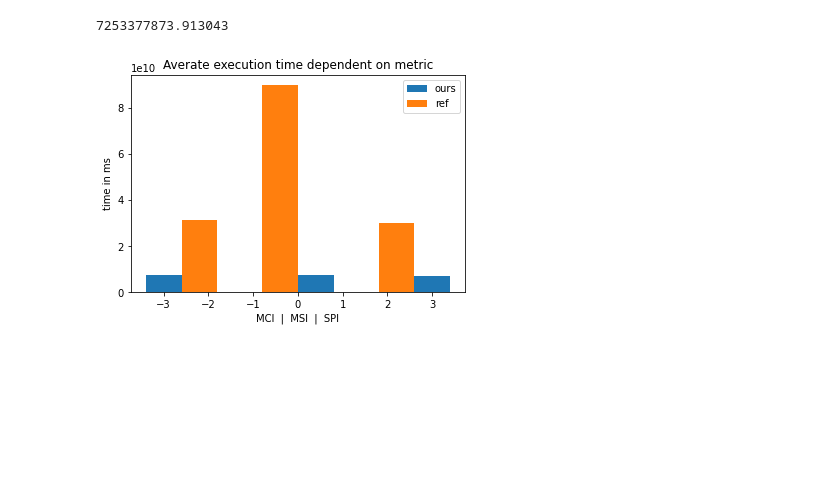
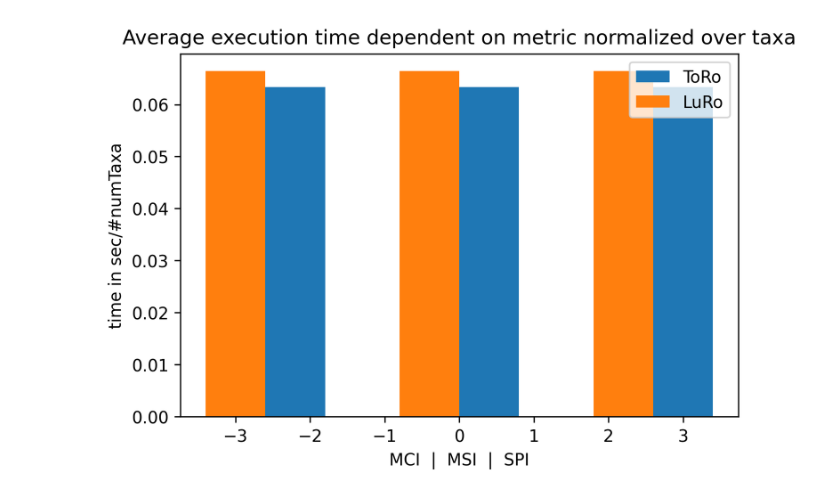
Before and after one commit to DoktorBotti/RF_Metrics, a Jupyter notebook: misc/Plot_Raw_Benchmark_mtz.ipynb, the cells around one changed output. Cells and saved outputs as stored; diff of their text form; code cells hidden in the pictures; blank space fills up the shorter version.

Commit message:
finished plot configuration

```diff
--- a/misc/Plot_Raw_Benchmark_mtz.ipynb
+++ b/misc/Plot_Raw_Benchmark_mtz.ipynb
@@ -8,12 +9,12 @@ tree_values = [2,10,100]
 # arrays have the dimensions [numberofTrees_idx][File / number_taxa_id][metric]
 # %%
-ref = np.load(mtx_ref_path, allow_pickle=True)
-ours = np.load(mtx_ours_path, allow_pickle=True)
-num_taxa = [int(i) for i in set(taxa_values)]
-num_taxa.sort()
-np.average(ours)
+ref = np.load(mtx_ref_path, allow_pickle=True)*1e-9
+ours = np.load(mtx_ours_path, allow_pickle=True)*1e-9
+num_taxa = np.array(taxa_values)
+perm = np.argsort(num_taxa)
+num_taxa = num_taxa[perm]
+ref = ref[:,perm,:]
+ours = ours[:,perm,:]
-# %% [output]
-7253377873.913043
 # %%
 def deleteZeroRows(inArr):
     rowsToDelete = []
@@ -21,15 +22,34 @@ def deleteZeroRows(inArr):
         if not np.any(inArr[i]):
             rowsToDelete.append(i)
     return np.delete(inArr, rowsToDelete, 0)
+def getInvalidMask(inArr):
+    bad_values = [0,-1e-9,-2e-9] # not evaluated | error | timeout
+    negativeMask = np.isin(inArr,bad_values)
+    return ~negativeMask
+def getTimeoutMask(inArr):
+    bad_values = [-2e-9]
+    negativeMask = np.isin(inArr,bad_values)
+    return ~negativeMask
+def getErrMask(inArr):
+    bad_values = [-1e-9]
+    negativeMask = np.isin(inArr,bad_values)
+    return ~negativeMask
 # %%
-plt.bar([-3,.4,3], np.average(np.average(ours,axis=1),axis=0), label="ours")
-plt.bar([-2.2,-.4,2.2], np.average(np.average(ref,axis=1),axis=0), label="ref")
-plt.ylabel("time in ms")
+invMO = np.all(getInvalidMask(ours),axis=2)
+invMR = np.all(getInvalidMask(ref),axis=2)
+taxa_mat = np.dstack([num_taxa]*len(tree_values))[0].T
+invTaxaO = 1/taxa_mat[invMO]
+invTaxaR = 1/taxa_mat[invMR]
+weightTaxaO = np.einsum('ta,ta->ta',ours[invMO], invTaxaO[...,np.newaxis])
+weightTaxaR = np.einsum('ta,ta->ta',ref[invMR],invTaxaR[...,np.newaxis])
+plt.bar([-2.2,.4,3], np.average(np.average(weightTaxaO,axis=1),axis=0), label="ToRo")
+plt.bar([-3,-.4,2.2], np.average(np.average(weightTaxaR,axis=1),axis=0), label="LuRo")
+plt.ylabel("time in sec/#numTaxa")
 plt.xlabel("MCI  |  MSI  |  SPI")
-plt.title("Averate execution time dependent on metric")
+plt.title("Average execution time dependent on metric normalized over taxa")
 plt.legend()
 plt.show()
 # %% [output]
-[figure, old version]
+[figure, new version]
 # %%
 # plot contribution of taxa count
```
Also changed, not shown: parts of 3 cells of this notebook.
